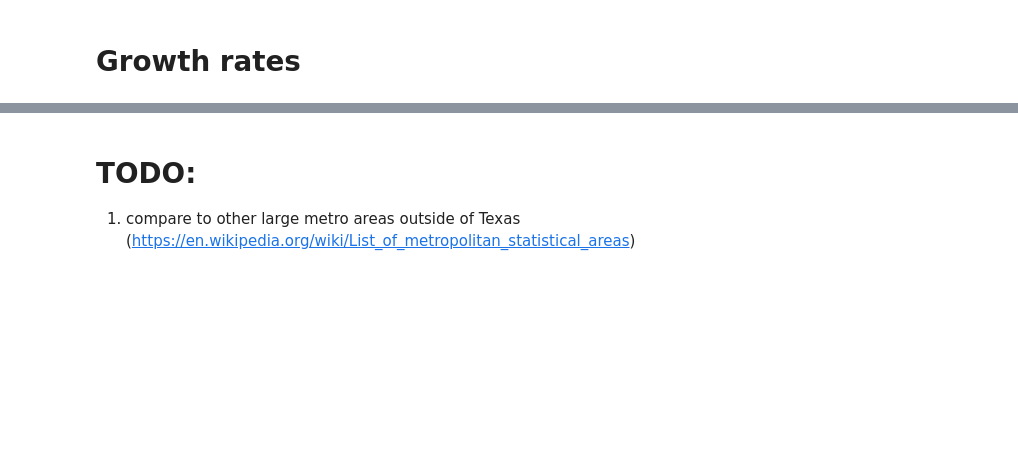
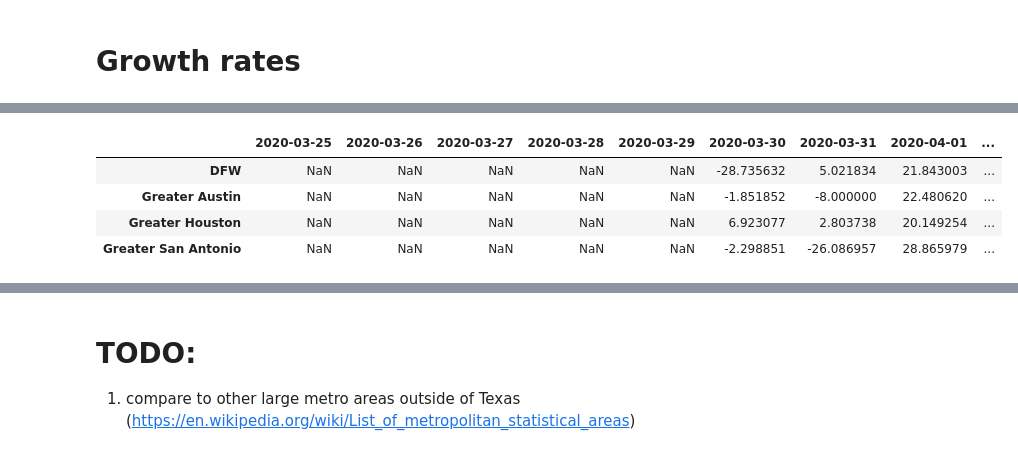
Before and after one commit to RasterBurn/texascovid19, a Jupyter notebook: notebooks/01_plots.ipynb, the cells around one changed output, grey strips where cells are left out. Cells and saved outputs as stored; diff of their text form; code cells hidden in the pictures; blank space fills up the shorter version.

```diff
--- a/notebooks/01_plots.ipynb
+++ b/notebooks/01_plots.ipynb
@@ -121,3 +129,11 @@ df_metro_growth_rates = df_metro_avg_windowed - df_metro_avg_windowed.shift(axis
+# %%
+df_metro_growth_rates
+# %% [output]
+|  | 2020-03-25 | 2020-03-26 | 2020-03-27 | 2020-03-28 | 2020-03-29 | 2020-03-30 | 2020-03-31 | 2020-04-01 | ... |
+| DFW | NaN | NaN | NaN | NaN | NaN | -28.735632 | 5.021834 | 21.843003 | ... |
+| Greater Austin | NaN | NaN | NaN | NaN | NaN | -1.851852 | -8.000000 | 22.480620 | ... |
+| Greater Houston | NaN | NaN | NaN | NaN | NaN | 6.923077 | 2.803738 | 20.149254 | ... |
+| Greater San Antonio | NaN | NaN | NaN | NaN | NaN | -2.298851 | -26.086957 | 28.865979 | ... |
 # %%
 for metro in df_metro.index:
     line = plt.plot(x, df_metro_growth_rates.loc[metro], label=metro)
```
Also changed, not shown: parts of 3 cells of this notebook.
